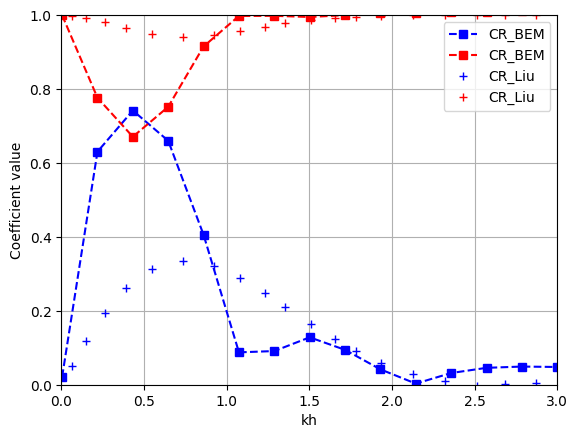
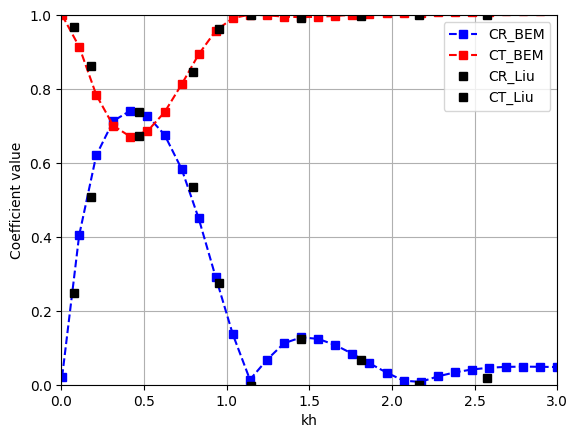
The change to this notebook cell's code, shown as a diff; its figure went from the first image to the second:
--- before
+++ after
@@ -1,28 +1,27 @@
-# Bragg reflection of water waves by multiple submerged semi-circular breakwaters - Yong Liu, Hua-jun Li, Lei Zhu
-kh_Liu = np.array([
-0.064, 0.152, 0.263, 0.391, 0.546,
-0.734, 0.925, 1.083, 1.234, 1.356,
-1.511, 1.654, 1.780, 1.934, 2.126,
-2.321, 2.512, 2.685, 2.869
+# DATA from: Analysis of wave interaction with submerged perforated semi-circular breakwaters through multipole method Yong Liu, Hua-Jun Li
+
+CR_Liu = np.array([
+    [0.0740, 0.2483],
+    [0.1774, 0.5080],
+    [0.4697, 0.7389],
+    [0.7940, 0.5347],
+    [0.9530, 0.2762],
+    [1.1485, -0.0029],
+    [1.4500, 0.1247],
+    [1.8127, 0.0657],
+    [2.1649, 0.0000],
+    [2.5760, 0.0172]
 ])
 
-CR_Liu = np.array([
-0.051, 0.118, 0.194, 0.262, 0.314,
-0.336, 0.320, 0.288, 0.247, 0.210,
-0.163, 0.123, 0.092, 0.060, 0.030,
-0.009, -0.004, 0.003, 0.006
-])
+CT_Liu = np.sqrt(1 - CR_Liu[:,1]**2)
 
-CT_Liu = np.sqrt(1 - CR_Liu**2)
+# Plot of the CR and CT vs kh
+plt.figure()
 
-plt.figure(15)
+plt.plot(kh, CR, 'b--s', label='CR_BEM')
+plt.plot(kh, CT, 'r--s', label='CT_BEM')
 
-# plot(kh, KT, 'bs')
-# 'bs' stands for blue squares
-plt.plot(kh, CR, 'b--s', label='CR_BEM')
-plt.plot(kh, CT, 'r--s', label='CR_BEM')
-
-plt.plot(kh_Liu, CR_Liu, 'b+', label='CR_Liu')
-plt.plot(kh_Liu, CT_Liu, 'r+', label='CR_Liu')
+plt.plot(CR_Liu[:,0], CR_Liu[:,1], 'ks', label='CR_Liu')
+plt.plot(CR_Liu[:,0], CT_Liu, 'ks', label='CT_Liu')
 
 plt.xlim([0, 3.00])
@@ -37,4 +36,3 @@
 plt.savefig("CR_CT.pdf")
 
-# Optional: display the plot
 plt.show()

Commit: Cases updated